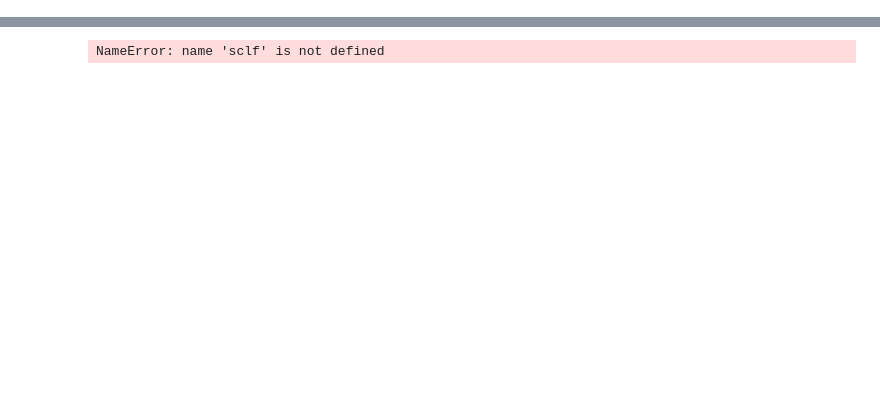
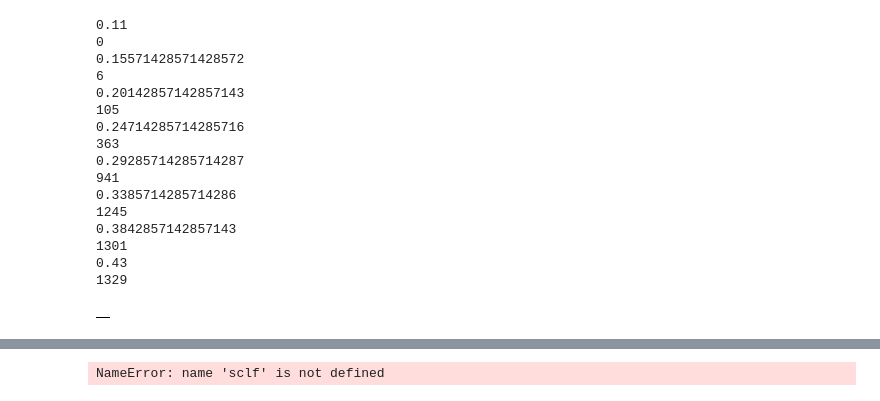
Before and after one commit to houzhuo/deep-learning, a Jupyter notebook: motion/supervised.ipynb, the cells around one changed output, grey strips where cells are left out. Saved outputs shown, nothing was run; the diff lists cells and outputs as text; code cells hidden in the pictures; blank space fills up the shorter version.

```diff
--- a/motion/supervised.ipynb
+++ b/motion/supervised.ipynb
@@ -64,0 +83,20 @@ full.head()
+# %%
+#dataset = pd.concat([full['1']/180,full['2']/180,full['3']/180,full['4']/180,full['5']/180,full['6']/180,full['7']/180,full['8']/180,full['9']/180,
+#                     full['10']/180,full['11']/180,full['12']/180,full['13']/180,full['14']/180,full['15']/180,full['16']/180,full['17']/180,full['18']/180,full['Hand_R']/5600] , axis=1 )
+dataset = pd.concat([full['4']/180,full['5']/180,full['6']/180,full['13']/180,full['14']/180,full['15']/180,full['Elbow_R']/5600 ], axis=1 )
+dataset.head()
+print(dataset.describe())
+
+dataset_test = pd.concat([test['4']/180,test['5']/180,test['6']/180,test['13']/180,test['14']/180,test['15']/180,test['Elbow_R']/5600 ], axis=1 )
+print(dataset_test.describe())
+
+groups = [0, 1, 2, 3,4,5,6]
+i=1
+plt.figure(figsize=(18,12))
+for group in groups:
+	plt.subplot(len(groups), 1, i)
+	plt.plot(dataset.values[:, group])
+	plt.title(dataset.columns[group], y=0.5, loc='right')
+	i += 1
+plt.show()
+dataset_test['Elbow_R']
@@ -64,0 +139,24 @@ full.head()
+# %%
+for end in np.linspace(0.132, 0.43, num=10):
+    print(end)
+    df_range = dataset[(np.absolute(dataset['Elbow_R']) >= start) & (np.absolute(dataset['Elbow_R']) < end)]
+    print(df_range.shape[0])
+balanced
+# %% [output]
+0.11
+0
+0.15571428571428572
+6
+0.20142857142857143
+105
+0.24714285714285716
+363
+0.29285714285714287
+941
+0.3385714285714286
+1245
+0.3842857142857143
+1301
+0.43
+1329
+|  |
```
Also changed, not shown: parts of 17 cells of this notebook, 10 other files.
